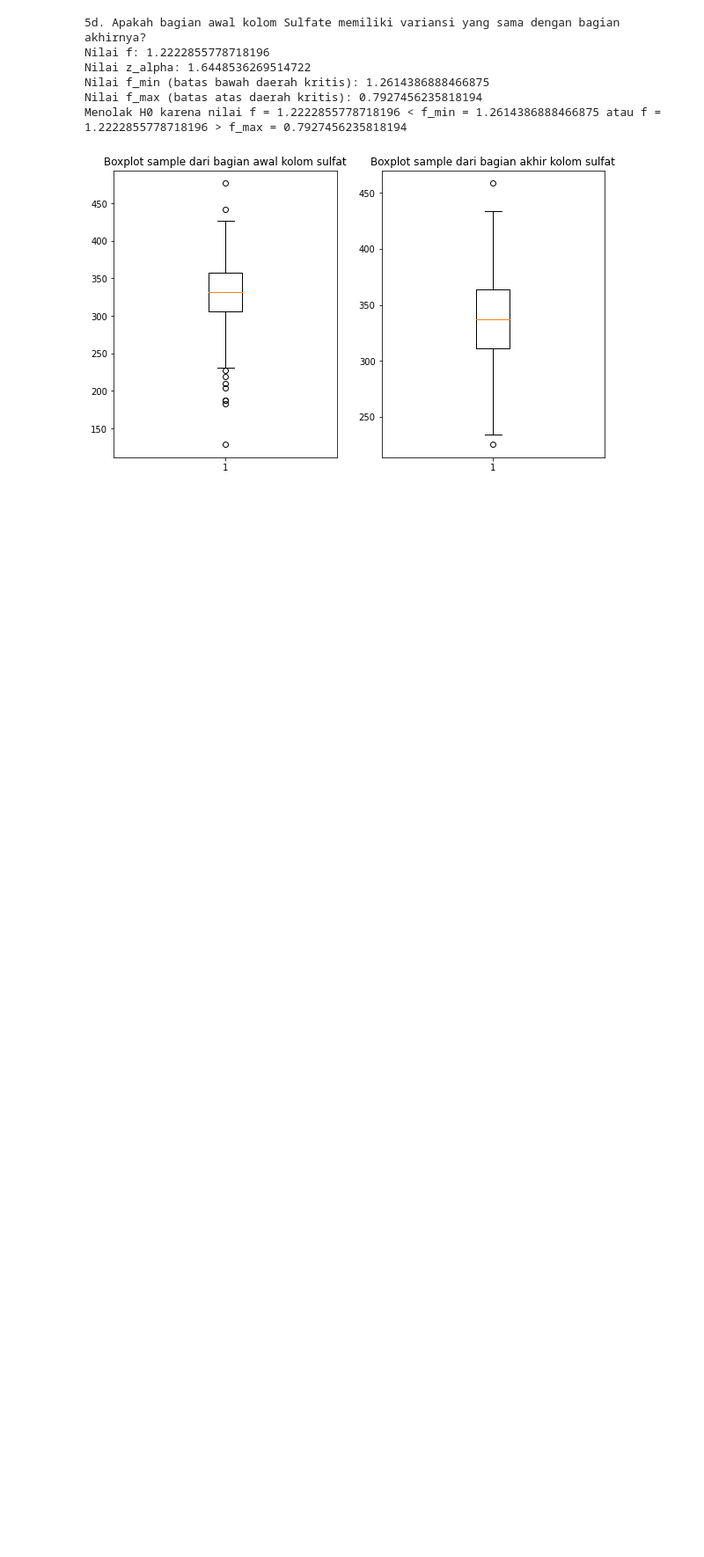
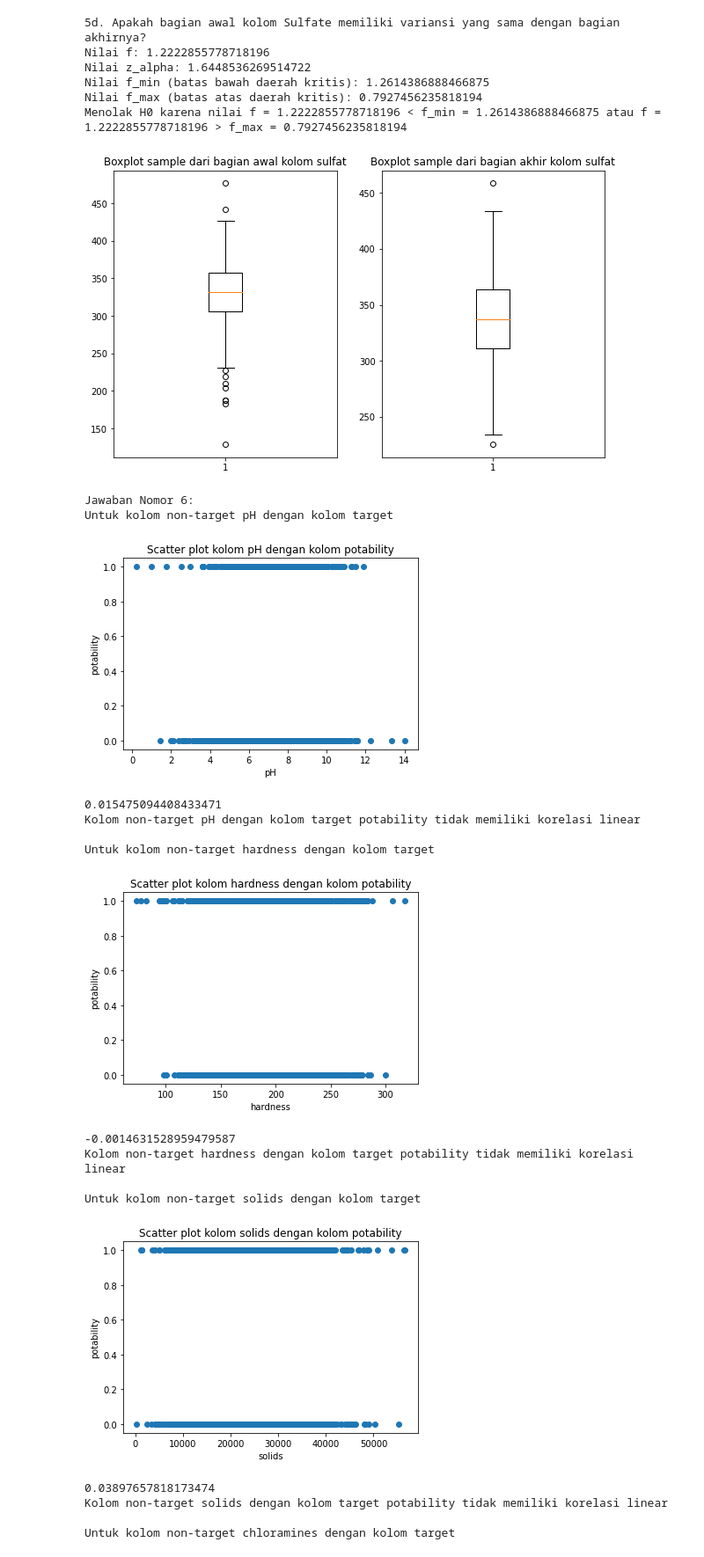
Before and after one commit to LordGedelicious/Tugas-Besar-Probstat-, a Jupyter notebook: main.ipynb, the cells around one changed output. Shown: that part at 88% size. Saved outputs shown, nothing was run; the diff lists cells and outputs as text; code cells hidden in the pictures; blank space fills up the shorter version.

Commit message:
Menambahkan teori dasar dan kejelasan metode pada nomor 6

```diff
--- a/main.ipynb
+++ b/main.ipynb
@@ -752,15 +752,40 @@ Menolak H0 karena nilai f = 1.2222855778718196 < f_min = 1.2614386888466875 atau
 # %%
 # NOMOR 6
 # Dicari koefisien korelasi antara masing masing kolom non-target dengan kolom target. Koefisien korelasi yang digunakan adalah Pearson's coefficient corelation untuk melihat seberapa kuat hubungan linear antara dua dataset. Pearson's coefficient corelation digunakan karena dataset yang ada memiliki distribusi Gaussian.
 print("Jawaban Nomor 6:")
 for columnName in data.columns[:-1]:
-    print(f"Untuk kolom non-target {columnName} dengan kolom target")
+    print(f"Untuk kolom non-target {columnName} dengan kolom target potability")
+    # Buat sebuah scatter plot dengan kolom non-target sebagai sumbu x dan kolom target sebagai sumbu y. Jika korelasi antara kolom non-target dengan kolom target positif, maka scatter plot akan cenderung berbentuk naik, jika korelasi antara kolom non-target dengan kolom target negatif, maka scatter plot akan cenderung turun, jika tidak ada korelasi antara kolom non-target dengan kolom target, maka scatter plot akan cenderung datar
     plt.scatter(data[columnName], data["potability"])
     plt.title(f"Scatter plot kolom {columnName} dengan kolom potability")
     plt.xlabel(columnName)
     plt.ylabel("potability")
-    # plt.set(xlabel = columnName, ylabel = "potability")
     plt.show()
+    # Cari koefisien korelasi menggunakan fungsi pearson. Fungsi ini akan mengembalikan dua nilai, koefisien korelasi dan p-value. Jika nilai koefisien korelasi mendekati -1, maka kedua data memiliki hubungan berbanding terbalik yang kuat. Jika nilai koefisien korelasi mendekati 0, maka kedua data tidak memiliki hubungan linear. Jika nilai koefisien korelasi mendekati 1, maka kedua data memiliki hubungan linear berbanding lurus yang kuat.
     corrCoef, _ = st.pearsonr(data[columnName], data["potability"])
     print(corrCoef)
+    if (-1 <= corrCoef <= -0.5):
+        print(f"Kolom non-target {columnName} dengan kolom target potability memiliki korelasi linear yang negatif")
+    elif (-0.5 <= corrCoef <= 0.5):
+        print(f"Kolom non-target {columnName} dengan kolom target potability tidak memiliki korelasi linear")
+    else:
+        print(f"Kolom non-target {columnName} dengan kolom target potability memiliki korelasi linear yang positif")
     print("")
+# %% [output]
+Jawaban Nomor 6:
+Untuk kolom non-target pH dengan kolom target
+[figure, added]
+0.015475094408433471
+Kolom non-target pH dengan kolom target potability tidak memiliki korelasi linear
+
+Untuk kolom non-target hardness dengan kolom target
+[figure, added]
+-0.0014631528959479587
+Kolom non-target hardness dengan kolom target potability tidak memiliki korelasi linear
+
+Untuk kolom non-target solids dengan kolom target
+[figure, added]
+0.03897657818173474
+Kolom non-target solids dengan kolom target potability tidak memiliki korelasi linear
+
+Untuk kolom non-target chloramines dengan kolom target
```
Also changed, not shown: parts of 1 cell of this notebook.
